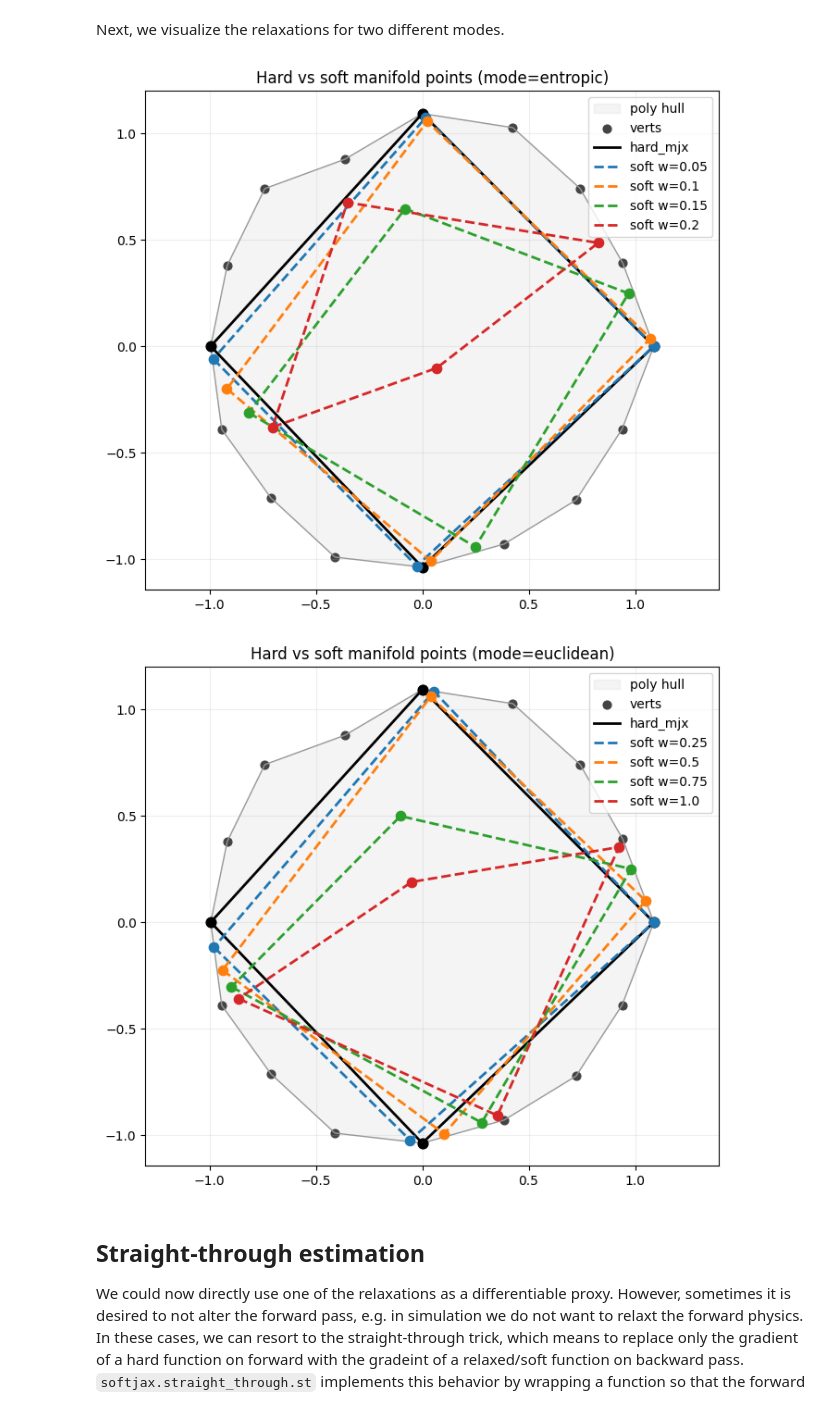
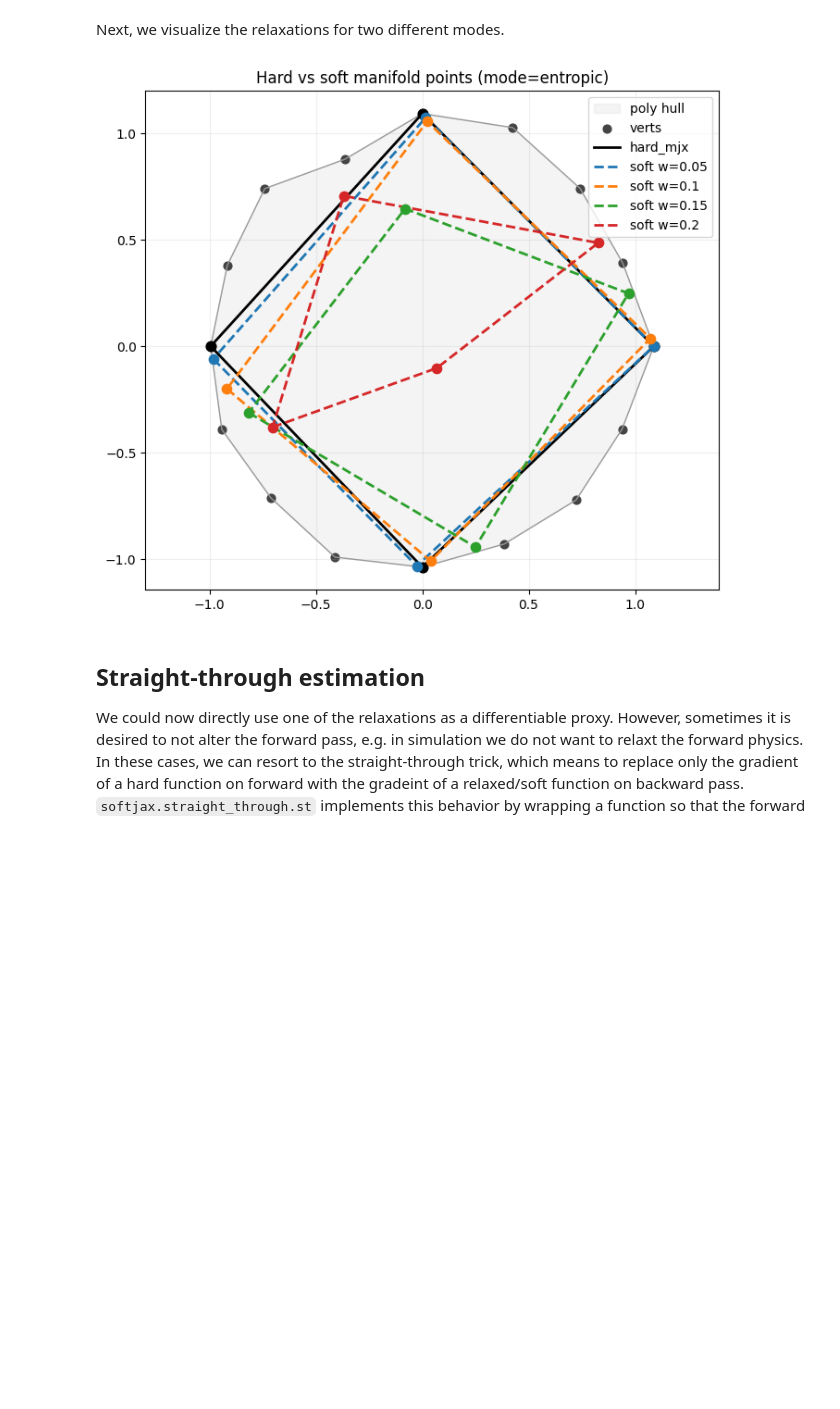
Before and after one commit to a-paulus/softjax, a Jupyter notebook: docs/manifold_points.ipynb, the cells around one changed output. Saved outputs shown, nothing was run; the diff lists cells and outputs as text; code cells hidden in the pictures; blank space fills up the shorter version.

```diff
--- a/docs/manifold_points.ipynb
+++ b/docs/manifold_points.ipynb
@@ -69,7 +69,7 @@ def manifold_points_softjax(
     poly_norm: jp.ndarray,
     *,
     softness: float = 1.0,
-    mode: Literal["hard", "entropic", "euclidean"] = "entropic",
+    mode: Literal["hard", "soft"] = "soft",
 ) -> jp.ndarray:
     """Soft counterpart of `manifold_points_mjx`.
 
@@ -78,10 +78,12 @@ def manifold_points_softjax(
     dist_mask = jp.where(poly_mask, 0.0, -1e6)
 
     def argmax_soft(x):
-        return sj.argmax(x, mode=mode, softness=softness, axis=0)
+        m = "entropic" if mode == "soft" else "hard"
+        return sj.argmax(x, mode=m, softness=softness, axis=0)
 
     def abs_soft(x):
-        return sj.abs(x, mode=mode, softness=softness)
+        m = "sigmoid" if mode == "soft" else "hard"
+        return sj.abs(x, mode=m, softness=softness)
 
     # A: soft argmax over masked distances
     a_idx = argmax_soft(dist_mask - 0.1 * jp.arange(poly.shape[0]))
@@ -145,7 +147,7 @@ def order_quad(points: np.ndarray):
 
 def run_selection(
     n: int = 16,
-    softnesss: list[float] | tuple[float, ...] = (1.0,),
+    softness: list[float] | tuple[float, ...] = (1.0,),
     mode: str = "entropic",
     seed: int = 0,
 ) -> Selection:
@@ -157,7 +159,7 @@ def run_selection(
     hard_pts = np.array(poly[hard_idx])
 
     soft_runs = []
-    for w in softnesss:
+    for w in softness:
         soft_probs = manifold_points_softjax(
             poly, mask, normal, softness=float(w), mode=mode
         )
@@ -222,13 +224,10 @@ plot_multi(sel, mode="hard")
 # %% [markdown]
 Next, we visualize the relaxations for two different modes.
 # %%
-sel = run_selection(softnesss=[0.05, 0.1, 0.15, 0.2], mode="entropic", seed=0)
+sel = run_selection(softness=[0.05, 0.1, 0.15, 0.2], mode="soft", seed=0)
 plot_multi(sel, mode="entropic")
-sel = run_selection(softnesss=[0.25, 0.5, 0.75, 1.0], mode="euclidean", seed=0)
-plot_multi(sel, mode="euclidean")
 # %% [output]
-[figure, old version]
+[figure, new version]
-[figure, removed]
 # %% [markdown]
 
 ## Straight-through estimation
```
Also changed, not shown: parts of 1 cell of this notebook.
